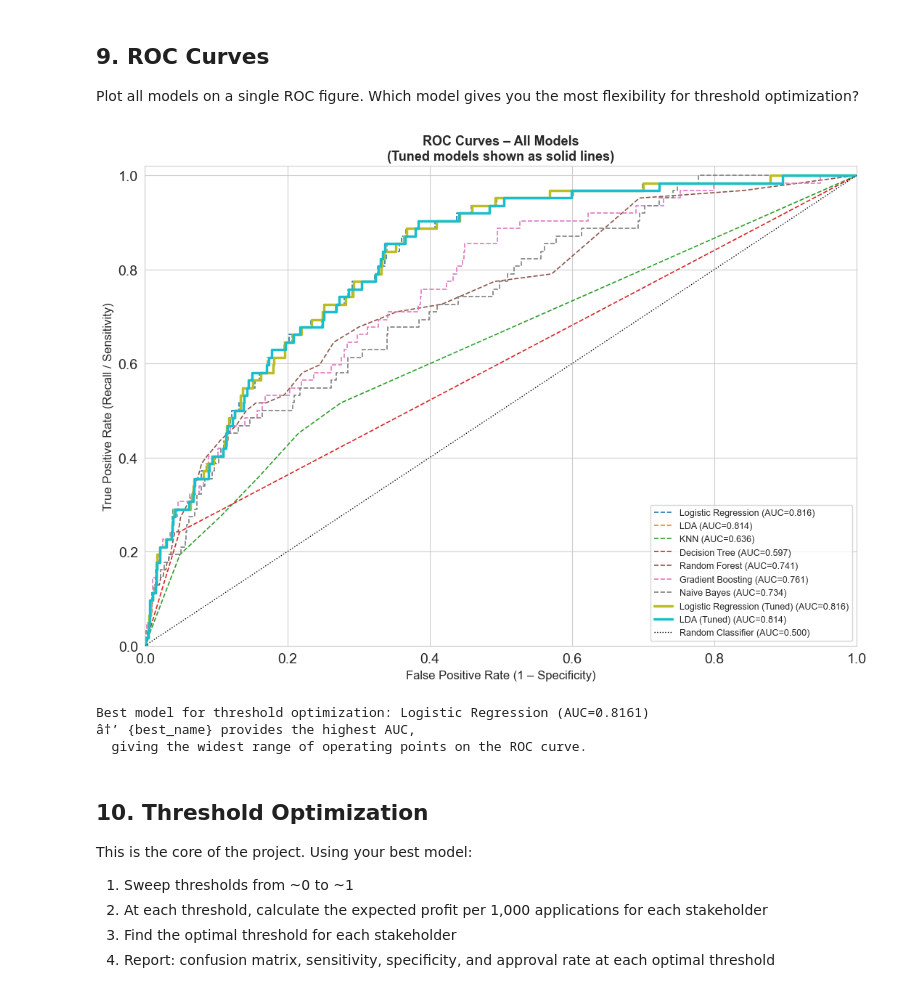
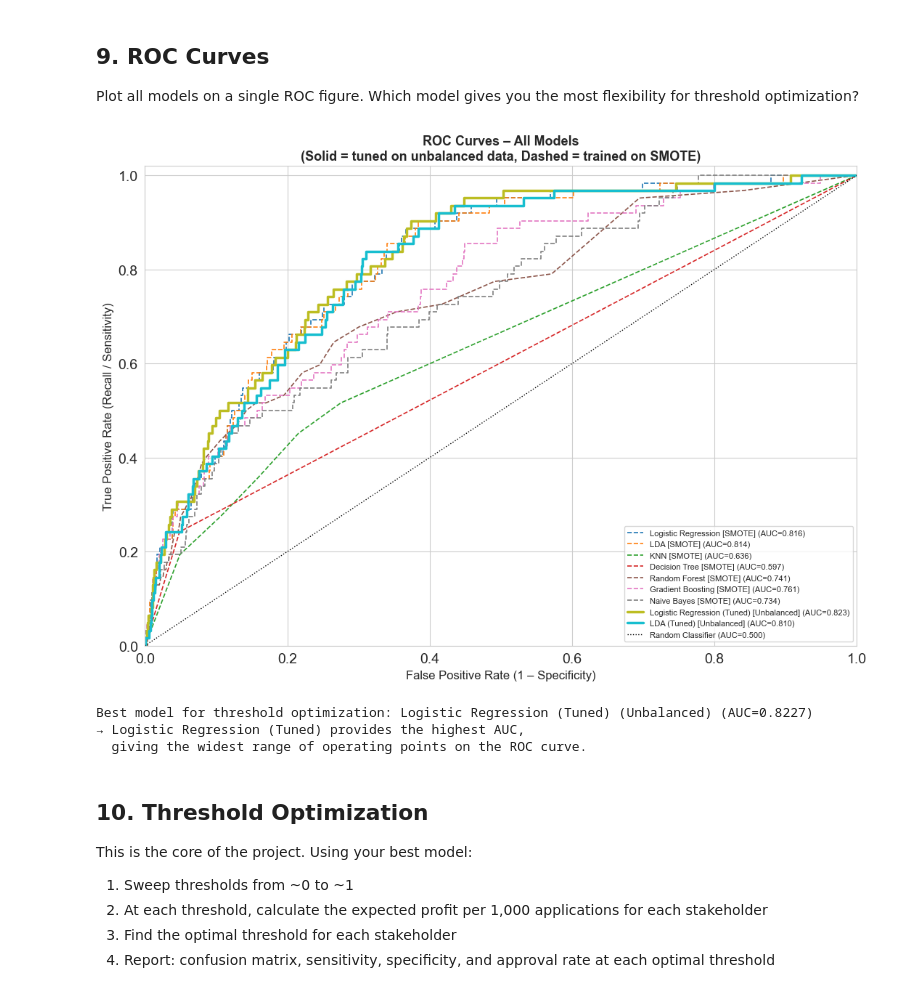
Before and after one commit to alexpanayi474/dsc550-loan-project, a Jupyter notebook: starter_notebook.ipynb, the cells around one changed output. Saved outputs shown, nothing was run; the diff lists cells and outputs as text; code cells hidden in the pictures.

```diff
--- a/starter_notebook.ipynb
+++ b/starter_notebook.ipynb
@@ -706,10 +786,10 @@ Select your top 2 models (by AUC) and tune them with `GridSearchCV`.
 - Choose an appropriate scoring metric (and justify your choice)
 - **Note:** Use `n_jobs=1` to avoid memory issues with parallel processing
 # %%
-# Top 2 models by AUC: Logistic Regression & LDA (tuned on SMOTE data)
-# Scoring metric: AUC-ROC — justified because we care about ranking/ordering
-# of risk across the full range of thresholds, not a single cutoff.
-# With heavy class imbalance, accuracy and F1 at 0.5 are misleading.
+# Top 2 models by AUC: Logistic Regression & LDA
+# Now tuning on UNBALANCED data (as justified in Section 7)
+# Scoring metric: AUC-ROC — we care about ranking/ordering of risk across
+# the full range of thresholds, not a single cutoff.
 
 cv = StratifiedKFold(n_splits=5, shuffle=True, random_state=42)
 
@@ -719,27 +799,26 @@ lr_params = {
     'penalty': ['l2'],
     'solver':  ['lbfgs'],
 }
-print("Tuning Logistic Regression...")
+print("Tuning Logistic Regression (on unbalanced data)...")
 lr_gs = GridSearchCV(
     LogisticRegression(max_iter=1000, random_state=42),
     lr_params, scoring='roc_auc', cv=cv, n_jobs=1, verbose=0
 )
-lr_gs.fit(X_train_smote, y_train_smote)
+lr_gs.fit(X_train_scaled, y_train)
 print(f"  Best params: {lr_gs.best_params_}")
 print(f"  Best CV AUC: {lr_gs.best_score_:.4f}")
 
 # --- LDA ---
-# LDA tuning: shrinkage parameter (regularization) with least squares solver
 lda_params = {
     'shrinkage': [None, 'auto', 0.1, 0.5, 0.9],
     'solver':    ['lsqr'],
 }
-print("Tuning LDA...")
+print("\nTuning LDA (on unbalanced data)...")
 lda_gs = GridSearchCV(
     LinearDiscriminantAnalysis(),
     lda_params, scoring='roc_auc', cv=cv, n_jobs=1, verbose=0
 )
-lda_gs.fit(X_train_smote, y_train_smote)
+lda_gs.fit(X_train_scaled, y_train)
 print(f"  Best params: {lda_gs.best_params_}")
 print(f"  Best CV AUC: {lda_gs.best_score_:.4f}")
 
@@ -759,6 +838,7 @@ best_model = tuned_models[best_model_name]
 best_probs = best_model.predict_proba(X_test_scaled)[:, 1]
 print(f"\n→ Best model for threshold optimization: {best_model_name}")
 print(f"  Test AUC: {roc_auc_score(y_test, best_probs):.4f}")
+print(f"  Trained on: original imbalanced data (calibrated probabilities)")
 # %% [output]
 Tuning Logistic Regression...
   Best params: {'C': 10, 'penalty': 'l2', 'solver': 'lbfgs'}
@@ -779,40 +859,47 @@ LDA (Tuned): Test AUC = 0.8145
 Plot all models on a single ROC figure. Which model gives you the most flexibility for threshold optimization?
 # %%
 # Plot ROC curves for all models on a single figure
-all_plot_models = {**trained_models}  # includes base + tuned
+# Label each model with whether it was trained on SMOTE-balanced or original (unbalanced) data
+all_plot_models = {**trained_models}  # includes base (SMOTE) + tuned (unbalanced)
+
+# Models trained on unbalanced data (tuned in Section 8)
+unbalanced_models = {'Logistic Regression (Tuned)', 'LDA (Tuned)'}
 
 plt.figure(figsize=(11, 8))
 colors = plt.cm.tab10(np.linspace(0, 1, len(all_plot_models)))
 
 for (name, model), color in zip(all_plot_models.items(), colors):
     probs = model.predict_proba(X_test_scaled)[:, 1]
     fpr, tpr, _ = roc_curve(y_test, probs)
     auc = roc_auc_score(y_test, probs)
     lw = 2.5 if 'Tuned' in name else 1.2
     ls = '-' if 'Tuned' in name else '--'
-    plt.plot(fpr, tpr, color=color, lw=lw, ls=ls, label=f'{name} (AUC={auc:.3f})')
+    data_tag = 'Unbalanced' if name in unbalanced_models else 'SMOTE'
+    plt.plot(fpr, tpr, color=color, lw=lw, ls=ls,
+             label=f'{name} [{data_tag}] (AUC={auc:.3f})')
 
 plt.plot([0, 1], [0, 1], 'k:', lw=1, label='Random Classifier (AUC=0.500)')
 plt.xlim([0, 1]); plt.ylim([0, 1.02])
 plt.xlabel('False Positive Rate (1 – Specificity)', fontsize=12)
 plt.ylabel('True Positive Rate (Recall / Sensitivity)', fontsize=12)
-plt.title('ROC Curves – All Models\n(Tuned models shown as solid lines)', fontsize=13, fontweight='bold')
-plt.legend(loc='lower right', fontsize=9)
+plt.title('ROC Curves – All Models\n(Solid = tuned on unbalanced data, Dashed = trained on SMOTE)',
+          fontsize=13, fontweight='bold')
+plt.legend(loc='lower right', fontsize=8)
 plt.tight_layout()
 plt.savefig('plots/roc_all_models.png', dpi=120, bbox_inches='tight')
 plt.show()
 
 # Identify best model
 aucs = {name: roc_auc_score(y_test, model.predict_proba(X_test_scaled)[:, 1])
         for name, model in all_plot_models.items()}
 best_name = max(aucs, key=aucs.get)
-print(f"\nBest model for threshold optimization: {best_name} (AUC={aucs[best_name]:.4f})")
-print("â†’ {best_name} provides the highest AUC,")
+print(f"\nBest model for threshold optimization: {best_name} (Unbalanced) (AUC={aucs[best_name]:.4f})")
+print(f"\u2192 {best_name} provides the highest AUC,")
 print("  giving the widest range of operating points on the ROC curve.")
 # %% [output]
-[figure, old version]
+[figure, new version]
-Best model for threshold optimization: Logistic Regression (AUC=0.8161)
-â†’ {best_name} provides the highest AUC,
+Best model for threshold optimization: Logistic Regression (Tuned) (Unbalanced) (AUC=0.8227)
+→ Logistic Regression (Tuned) provides the highest AUC,
   giving the widest range of operating points on the ROC curve.
 # %% [markdown]
 ## 10. Threshold Optimization
```
Also changed, not shown: parts of 10 cells of this notebook, 7 other files.
